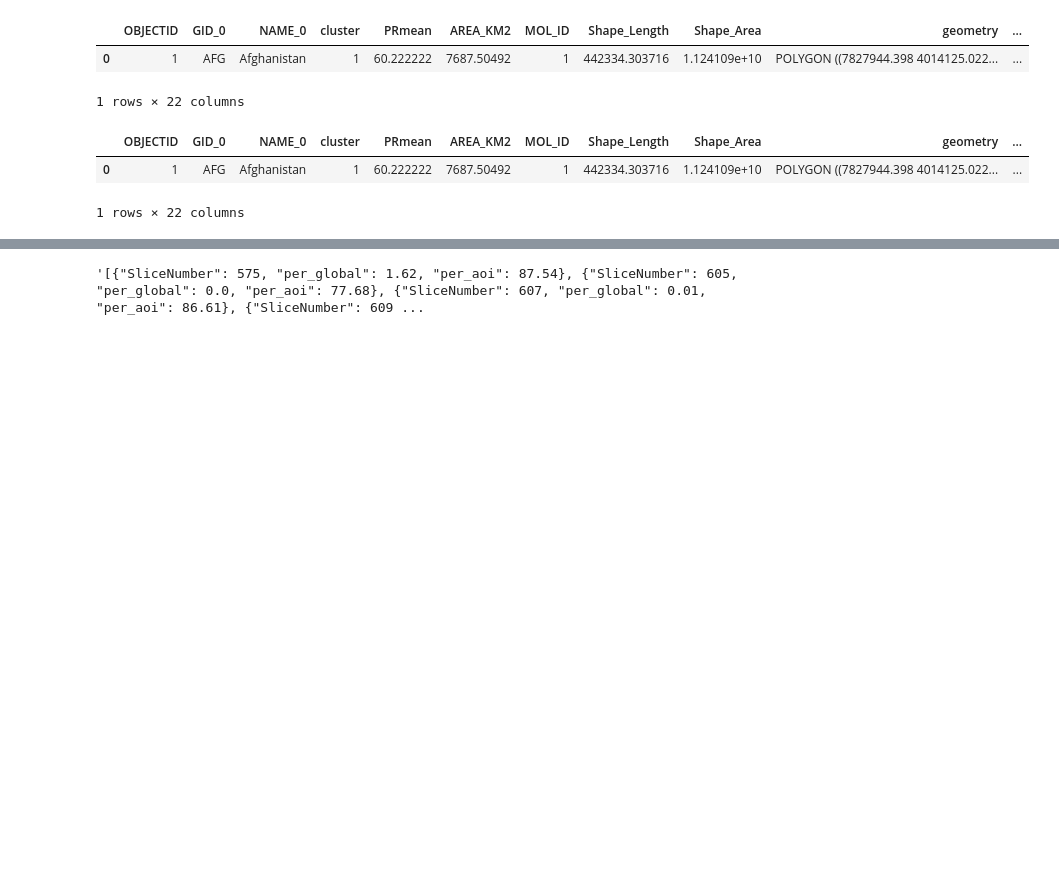
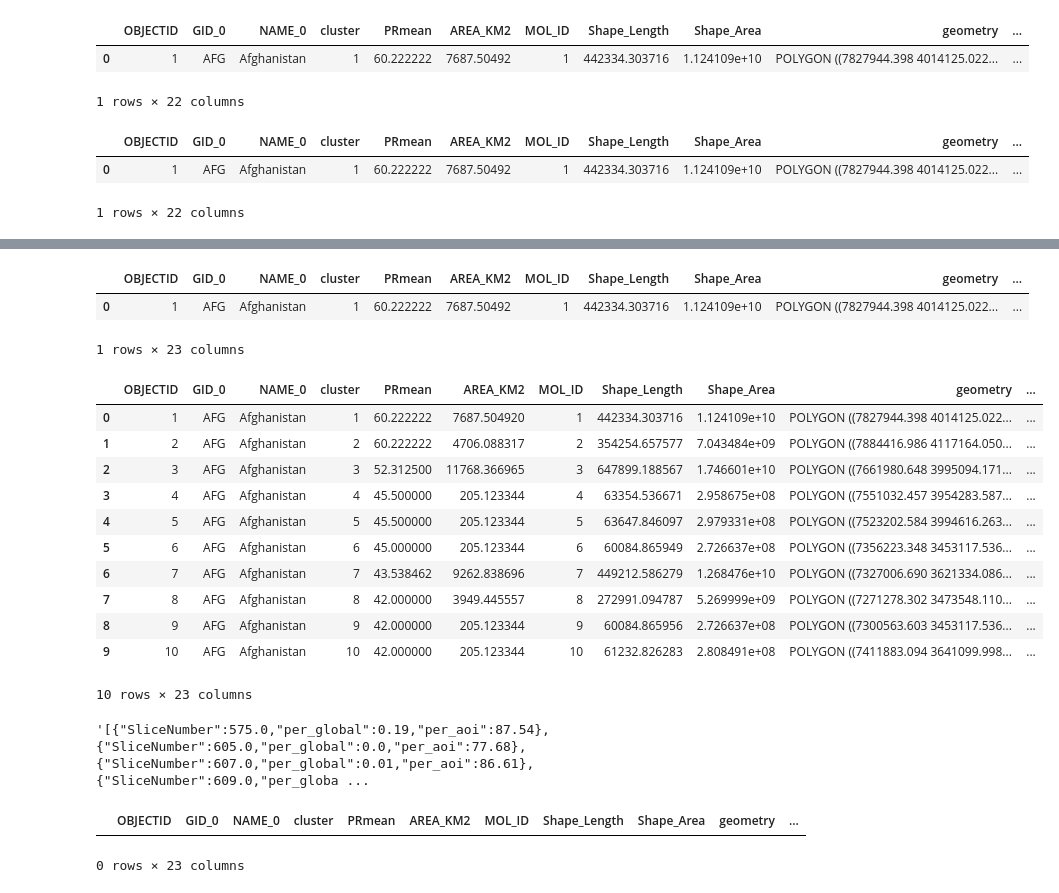
Before and after one commit to Vizzuality/he-scratchfolder, a Jupyter notebook: Places_HE_Future.ipynb, the cells around one changed output, grey strips where cells are left out. Drawn from its saved outputs; the diff is of its cells as text; code cells hidden in the pictures; blank space fills up the shorter version.

```diff
--- a/Places_HE_Future.ipynb
+++ b/Places_HE_Future.ipynb
@@ -308,5 +298,5 @@ long[long['sum']>100]
 224 rows × 6 columns
 # %%
 ## Add contextual data: Land Encroachment
-dff = dff.merge(long[['MOL_ID','percent_irrigated', 'percent_rainfed', 'percent_rangeland','percent_urban']],on ='MOL_ID',how='left')
+places = places.merge(long[['MOL_ID','percent_irrigated', 'percent_rainfed', 'percent_rangeland','percent_urban']],on ='MOL_ID',how='left')
 # %%
@@ -323,15 +313,15 @@ pop.head(1)
 | 0 | 1 | 1 | 10824.0 | 0.751667 | 2.092001e+06 |
 # %%
 ## Add contextual data: POP
-dff = dff.merge(pop[['MOL_ID','SUM']],on ='MOL_ID',how='left')
-dff.head(1)
+places = places.merge(pop[['MOL_ID','SUM']],on ='MOL_ID',how='left')
+places.head(1)
 # %% [output]
 |  | OBJECTID | GID_0 | NAME_0 | cluster | PRmean | AREA_KM2 | MOL_ID | Shape_Length | Shape_Area | geometry | ... |
 | 0 | 1 | AFG | Afghanistan | 1 | 60.222222 | 7687.50492 | 1 | 442334.303716 | 1.124109e+10 | POLYGON ((7827944.398 4014125.022... | ... |
 1 rows × 22 columns
 # %%
-dff = dff.rename(columns ={'SUM':'population_sum'})
-dff.head(1)
+places = places.rename(columns ={'SUM':'population_sum'})
+places.head(1)
 # %% [output]
 |  | OBJECTID | GID_0 | NAME_0 | cluster | PRmean | AREA_KM2 | MOL_ID | Shape_Length | Shape_Area | geometry | ... |
 | 0 | 1 | AFG | Afghanistan | 1 | 60.222222 | 7687.50492 | 1 | 442334.303716 | 1.124109e+10 | POLYGON ((7827944.398 4014125.022... | ... |
@@ -354,4 +338,27 @@ dff2.head(1)
+# %%
+## Add contextual data: POP
+places = places.merge(wp[['MOL_ID','percentage_protected']],on ='MOL_ID',how='left')
+places.head(1)
+# %% [output]
+|  | OBJECTID | GID_0 | NAME_0 | cluster | PRmean | AREA_KM2 | MOL_ID | Shape_Length | Shape_Area | geometry | ... |
+| 0 | 1 | AFG | Afghanistan | 1 | 60.222222 | 7687.50492 | 1 | 442334.303716 | 1.124109e+10 | POLYGON ((7827944.398 4014125.022... | ... |
+1 rows × 23 columns
+# %%
+places.head(10)
+# %% [output]
+|  | OBJECTID | GID_0 | NAME_0 | cluster | PRmean | AREA_KM2 | MOL_ID | Shape_Length | Shape_Area | geometry | ... |
+| 0 | 1 | AFG | Afghanistan | 1 | 60.222222 | 7687.504920 | 1 | 442334.303716 | 1.124109e+10 | POLYGON ((7827944.398 4014125.022... | ... |
+| 1 | 2 | AFG | Afghanistan | 2 | 60.222222 | 4706.088317 | 2 | 354254.657577 | 7.043484e+09 | POLYGON ((7884416.986 4117164.050... | ... |
+| 2 | 3 | AFG | Afghanistan | 3 | 52.312500 | 11768.366965 | 3 | 647899.188567 | 1.746601e+10 | POLYGON ((7661980.648 3995094.171... | ... |
+| 3 | 4 | AFG | Afghanistan | 4 | 45.500000 | 205.123344 | 4 | 63354.536671 | 2.958675e+08 | POLYGON ((7551032.457 3954283.587... | ... |
+| 4 | 5 | AFG | Afghanistan | 5 | 45.500000 | 205.123344 | 5 | 63647.846097 | 2.979331e+08 | POLYGON ((7523202.584 3994616.263... | ... |
+| 5 | 6 | AFG | Afghanistan | 6 | 45.000000 | 205.123344 | 6 | 60084.865949 | 2.726637e+08 | POLYGON ((7356223.348 3453117.536... | ... |
+| 6 | 7 | AFG | Afghanistan | 7 | 43.538462 | 9262.838696 | 7 | 449212.586279 | 1.268476e+10 | POLYGON ((7327006.690 3621334.086... | ... |
+| 7 | 8 | AFG | Afghanistan | 8 | 42.000000 | 3949.445557 | 8 | 272991.094787 | 5.269999e+09 | POLYGON ((7271278.302 3473548.110... | ... |
+| 8 | 9 | AFG | Afghanistan | 9 | 42.000000 | 205.123344 | 9 | 60084.865956 | 2.726637e+08 | POLYGON ((7300563.603 3453117.536... | ... |
+| 9 | 10 | AFG | Afghanistan | 10 | 42.000000 | 205.123344 | 10 | 61232.826283 | 2.808491e+08 | POLYGON ((7411883.094 3641099.998... | ... |
+10 rows × 23 columns
 # %%
-dff2.loc[dff['MOL_ID']==20,'mammals'].values[0] # check the string to see it's formatted correctly
+places.loc[places['MOL_ID']==20,'mammals'].values[0] # check the string to see it's formatted correctly
 # %% [output]
-'[{"SliceNumber": 575, "per_global": 1.62, "per_aoi": 87.54}, {"SliceNumber": 605, "per_global": 0.0, "per_aoi": 77.68}, {"SliceNumber": 607, "per_global": 0.01, "per_aoi": 86.61}, {"SliceNumber": 609 ...
+'[{"SliceNumber":575.0,"per_global":0.19,"per_aoi":87.54},{"SliceNumber":605.0,"per_global":0.0,"per_aoi":77.68},{"SliceNumber":607.0,"per_global":0.01,"per_aoi":86.61},{"SliceNumber":609.0,"per_globa ...
@@ -361,0 +367,5 @@ dff2.to_file("{0}/top_places_precalculated.geojson".format(path),driver='GeoJSON
+# %%
+places[places['MOL_ID']!=places['cluster']]
+# %% [output]
+|  | OBJECTID | GID_0 | NAME_0 | cluster | PRmean | AREA_KM2 | MOL_ID | Shape_Length | Shape_Area | geometry | ... |
+0 rows × 23 columns
```
Also changed, not shown: parts of 47 cells of this notebook.
